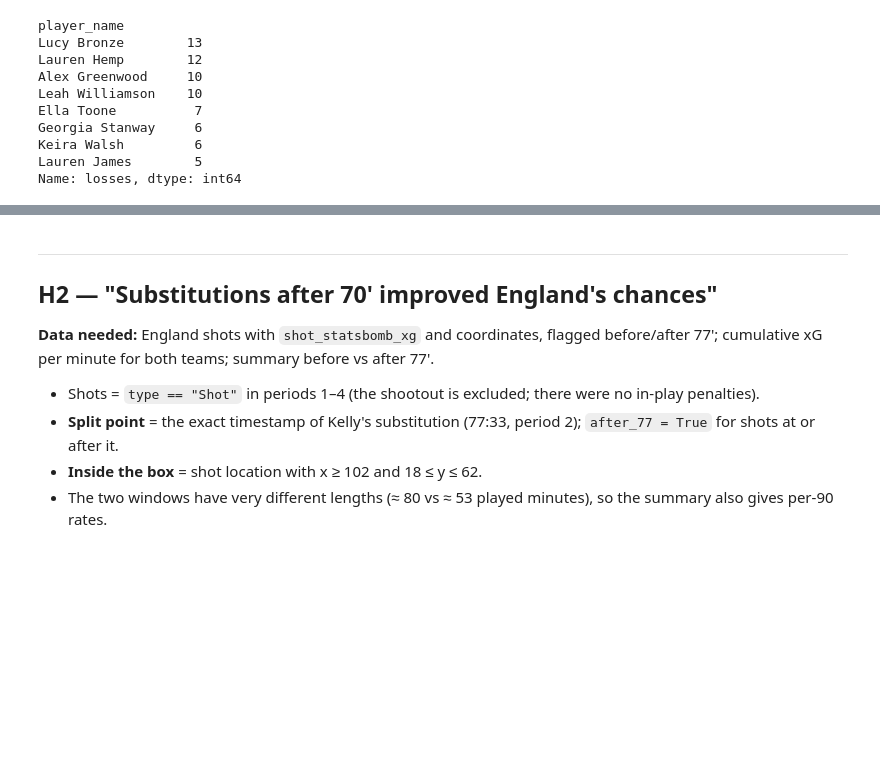
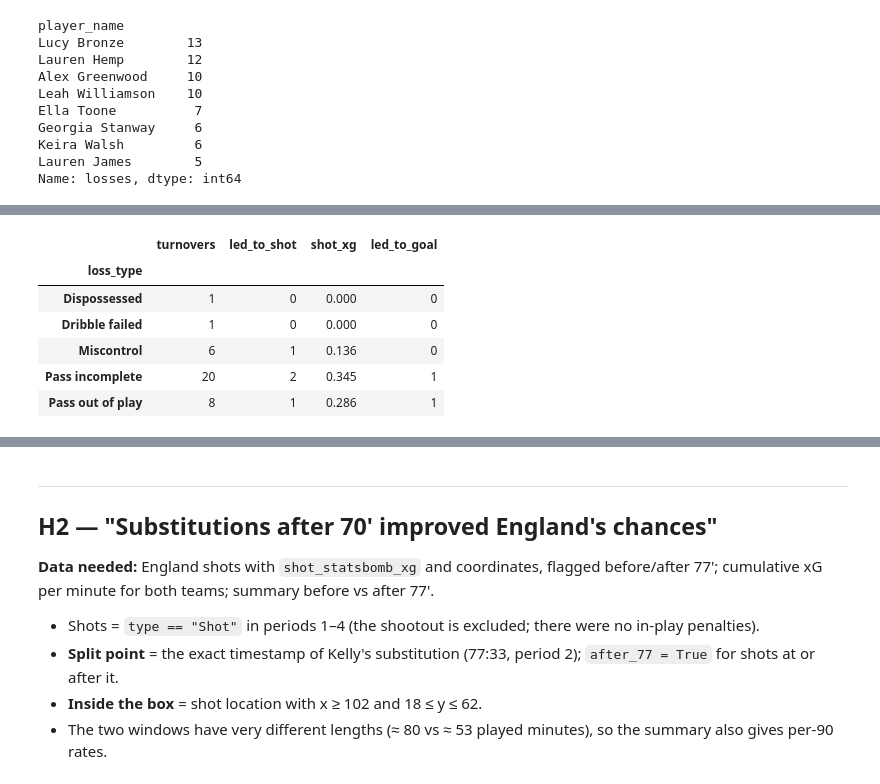
Before and after one commit to belorussky-football/womens-euro-2025-sweden-england-comeback, a Jupyter notebook: notebooks/02_analysis_prep.ipynb, the cells around one changed output, grey strips where cells are left out. Cells and saved outputs as stored; diff of their text form; code cells hidden in the pictures; blank space fills up the shorter version.

```diff
--- a/notebooks/02_analysis_prep.ipynb
+++ b/notebooks/02_analysis_prep.ipynb
@@ -285,0 +376,13 @@ Confirmed turnovers: 49 of 81 losses
+# %%
+h1_turnovers.groupby("loss_type").agg(
+    turnovers=("id", "size"), led_to_shot=("led_to_sweden_shot", "sum"),
+    shot_xg=("shot_xg", "sum"), led_to_goal=("led_to_goal", "sum"),
+).round(3)
+# %% [output]
+|  | turnovers | led_to_shot | shot_xg | led_to_goal |
+| loss_type |  |  |  |  |
+| Dispossessed | 1 | 0 | 0.000 | 0 |
+| Dribble failed | 1 | 0 | 0.000 | 0 |
+| Miscontrol | 6 | 1 | 0.136 | 0 |
+| Pass incomplete | 20 | 2 | 0.345 | 1 |
+| Pass out of play | 8 | 1 | 0.286 | 1 |
```
Also changed, not shown: parts of 10 cells of this notebook.
